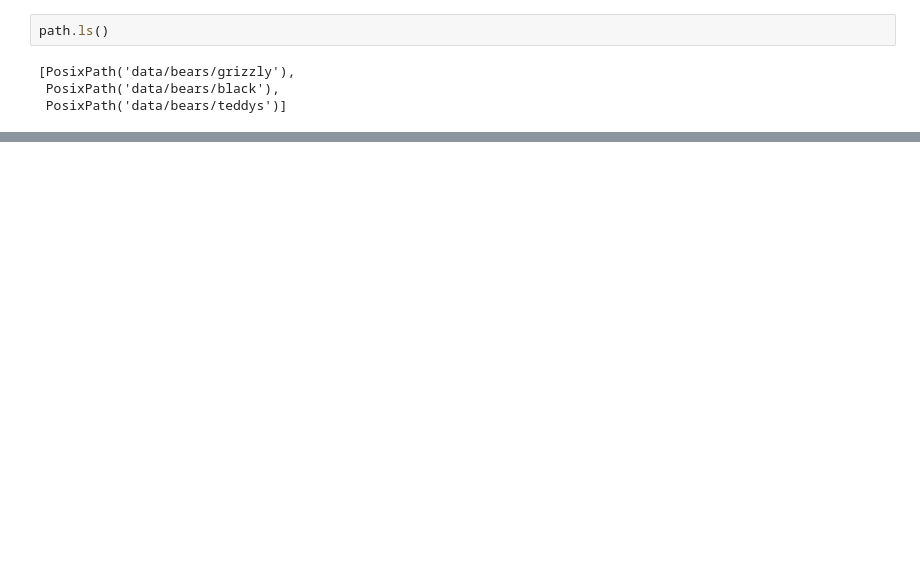
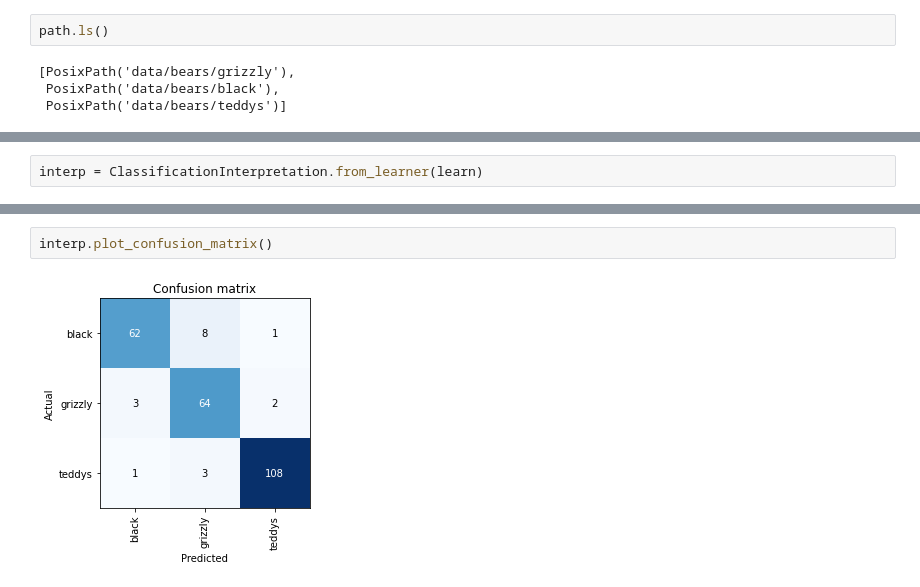
Before and after one commit to joaopedsa/testes-fastai, a Jupyter notebook: teste-fastai2.ipynb, the cells around one changed output, grey strips where cells are left out. Saved outputs shown, nothing was run; the diff lists cells and outputs as text; blank space fills up the shorter version.

```diff
--- a/teste-fastai2.ipynb
+++ b/teste-fastai2.ipynb
@@ -31,0 +110,2 @@ path.ls()
+# %%
+interp = ClassificationInterpretation.from_learner(learn)
@@ -31,0 +114,4 @@ path.ls()
+# %%
+interp.plot_confusion_matrix()
+# %% [output]
+[figure, added]
```
Also changed, not shown: parts of 22 cells of this notebook.
